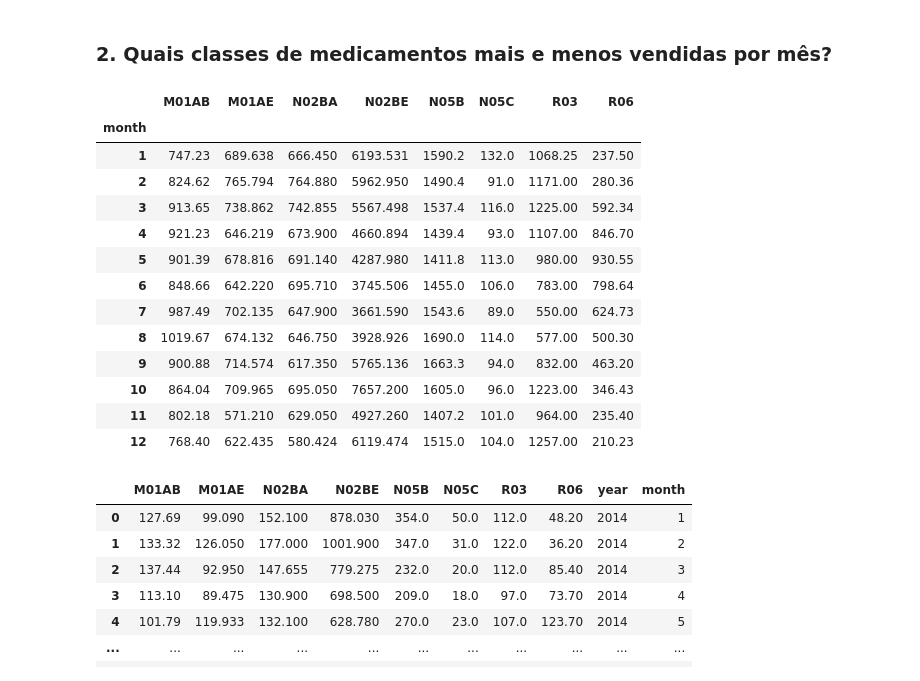
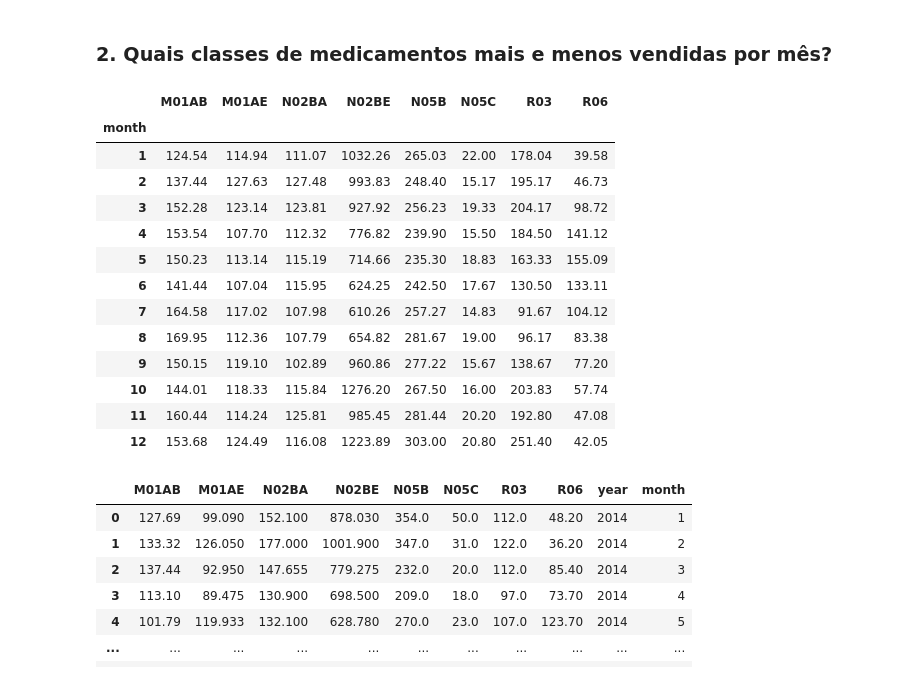
Before and after one commit to ailafelixa/EDA-Pharmaceutical-Sales, a Jupyter notebook: pharma-sales-analysis.ipynb, the cells around one changed output. Cells and saved outputs as stored; diff of their text form; code cells hidden in the pictures.

```diff
--- a/pharma-sales-analysis.ipynb
+++ b/pharma-sales-analysis.ipynb
@@ -261,25 +261,26 @@ Text(0.05, 0.2, 'R03')
 # %%
 #Para responder a essa pergunta vamos começar novamente tratando nossos dados para que fiquem da forma que precisamos
 #Para isso criaremos uma amostra dos dados agrupados por mês, independente do ano
 df_2 = deepcopy(pharma_sales_data)
 df_2.loc[:,'month'] = df_2.datum.dt.month
-df_2 = df_2.groupby('month').sum() #calculando o total de vendas por mês
+df_2 = df_2.groupby('month').mean() #calculando a média de vendas por mês
+df_2 = round(df_2,2)
 df_2
 # %% [output]
 |  | M01AB | M01AE | N02BA | N02BE | N05B | N05C | R03 | R06 |
 | month |  |  |  |  |  |  |  |  |
-| 1 | 747.23 | 689.638 | 666.450 | 6193.531 | 1590.2 | 132.0 | 1068.25 | 237.50 |
-| 2 | 824.62 | 765.794 | 764.880 | 5962.950 | 1490.4 | 91.0 | 1171.00 | 280.36 |
-| 3 | 913.65 | 738.862 | 742.855 | 5567.498 | 1537.4 | 116.0 | 1225.00 | 592.34 |
-| 4 | 921.23 | 646.219 | 673.900 | 4660.894 | 1439.4 | 93.0 | 1107.00 | 846.70 |
-| 5 | 901.39 | 678.816 | 691.140 | 4287.980 | 1411.8 | 113.0 | 980.00 | 930.55 |
-| 6 | 848.66 | 642.220 | 695.710 | 3745.506 | 1455.0 | 106.0 | 783.00 | 798.64 |
-| 7 | 987.49 | 702.135 | 647.900 | 3661.590 | 1543.6 | 89.0 | 550.00 | 624.73 |
-| 8 | 1019.67 | 674.132 | 646.750 | 3928.926 | 1690.0 | 114.0 | 577.00 | 500.30 |
-| 9 | 900.88 | 714.574 | 617.350 | 5765.136 | 1663.3 | 94.0 | 832.00 | 463.20 |
-| 10 | 864.04 | 709.965 | 695.050 | 7657.200 | 1605.0 | 96.0 | 1223.00 | 346.43 |
-| 11 | 802.18 | 571.210 | 629.050 | 4927.260 | 1407.2 | 101.0 | 964.00 | 235.40 |
-| 12 | 768.40 | 622.435 | 580.424 | 6119.474 | 1515.0 | 104.0 | 1257.00 | 210.23 |
+| 1 | 124.54 | 114.94 | 111.07 | 1032.26 | 265.03 | 22.00 | 178.04 | 39.58 |
+| 2 | 137.44 | 127.63 | 127.48 | 993.83 | 248.40 | 15.17 | 195.17 | 46.73 |
+| 3 | 152.28 | 123.14 | 123.81 | 927.92 | 256.23 | 19.33 | 204.17 | 98.72 |
+| 4 | 153.54 | 107.70 | 112.32 | 776.82 | 239.90 | 15.50 | 184.50 | 141.12 |
+| 5 | 150.23 | 113.14 | 115.19 | 714.66 | 235.30 | 18.83 | 163.33 | 155.09 |
+| 6 | 141.44 | 107.04 | 115.95 | 624.25 | 242.50 | 17.67 | 130.50 | 133.11 |
+| 7 | 164.58 | 117.02 | 107.98 | 610.26 | 257.27 | 14.83 | 91.67 | 104.12 |
+| 8 | 169.95 | 112.36 | 107.79 | 654.82 | 281.67 | 19.00 | 96.17 | 83.38 |
+| 9 | 150.15 | 119.10 | 102.89 | 960.86 | 277.22 | 15.67 | 138.67 | 77.20 |
+| 10 | 144.01 | 118.33 | 115.84 | 1276.20 | 267.50 | 16.00 | 203.83 | 57.74 |
+| 11 | 160.44 | 114.24 | 125.81 | 985.45 | 281.44 | 20.20 | 192.80 | 47.08 |
+| 12 | 153.68 | 124.49 | 116.08 | 1223.89 | 303.00 | 20.80 | 251.40 | 42.05 |
 # %%
 #Vamos criar uma segunda amostra contendo mês e ano para verificar se existem peculiaridades associadas ao mês e ano
 df_2y = deepcopy(pharma_sales_data)
```
Also changed, not shown: parts of 3 cells of this notebook.
